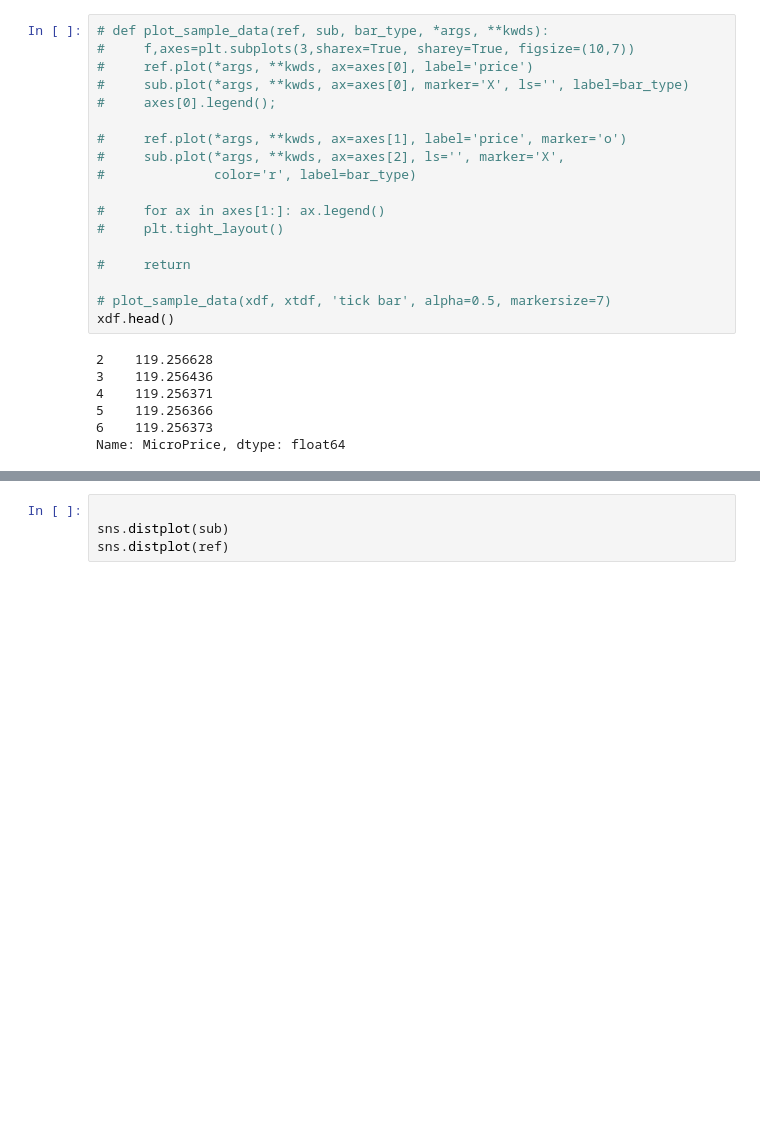
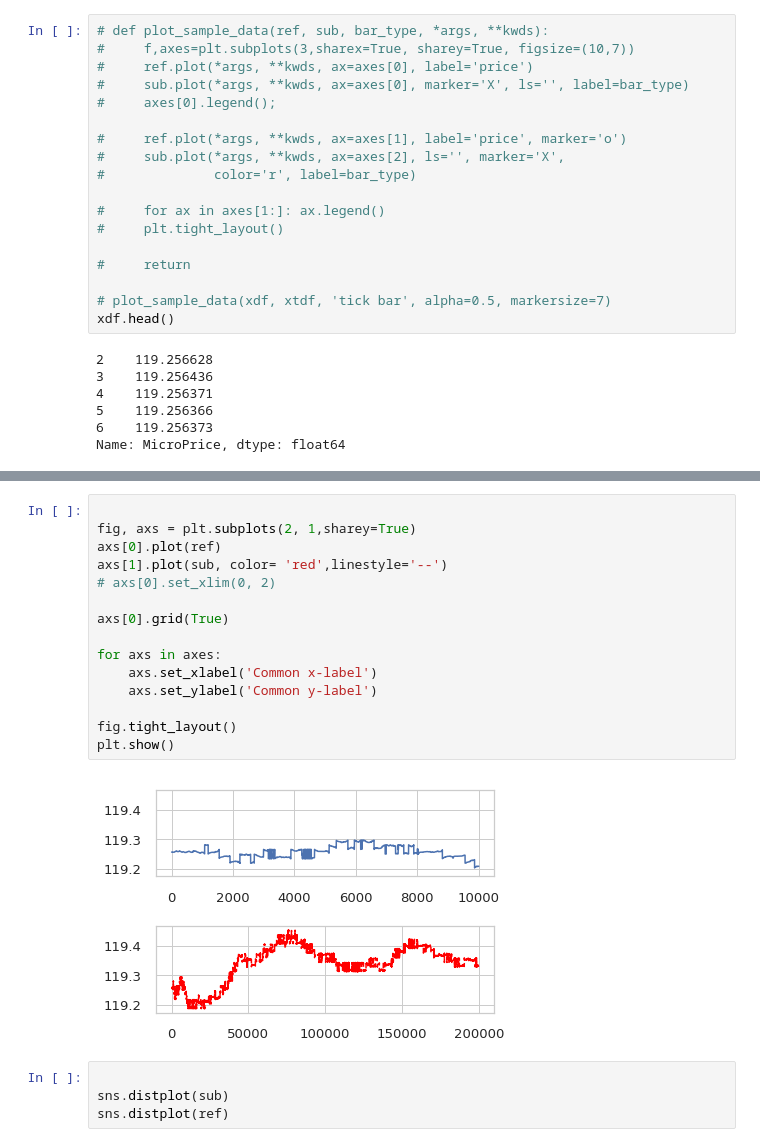
Before and after one commit to andreas-koukorinis/PaperCode, a Jupyter notebook: aknotebooks/stylized facts #2.ipynb, the cells around one changed output, grey strips where cells are left out. Drawn from its saved outputs; the diff is of its cells as text; blank space fills up the shorter version.

```diff
--- a/aknotebooks/stylized facts #2.ipynb
+++ b/aknotebooks/stylized facts #2.ipynb
@@ -394,3 +405,20 @@ plt.show()
+# %%
+
+fig, axs = plt.subplots(2, 1,sharey=True)
+axs[0].plot(ref)
+axs[1].plot(sub, color= 'red',linestyle='--')
+# axs[0].set_xlim(0, 2)
+
+axs[0].grid(True)
+
+for axs in axes:
+    axs.set_xlabel('Common x-label')
+    axs.set_ylabel('Common y-label')
+
+fig.tight_layout()
+plt.show()
+# %% [output]
+[figure, added]
 # %%
 
 sns.distplot(sub)
```
Also changed, not shown: parts of 7 cells of this notebook.
